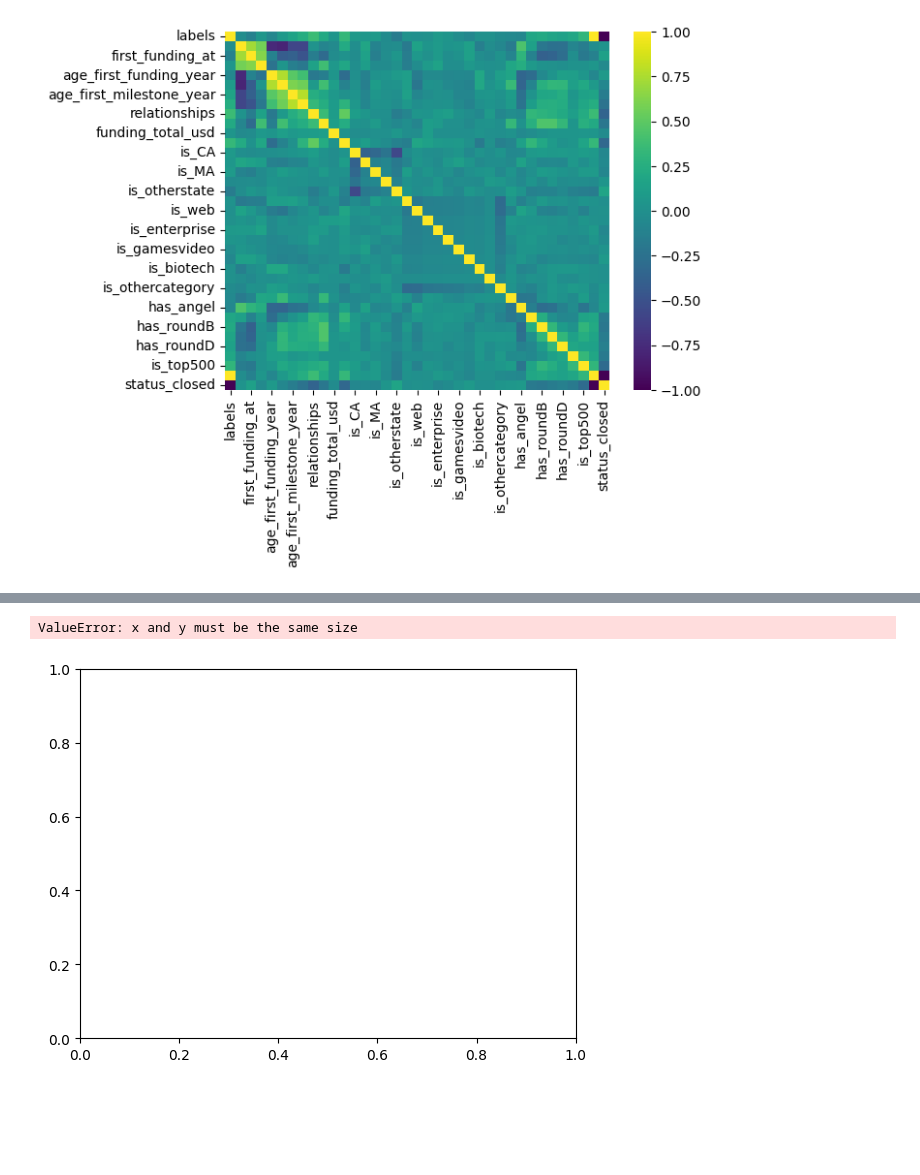
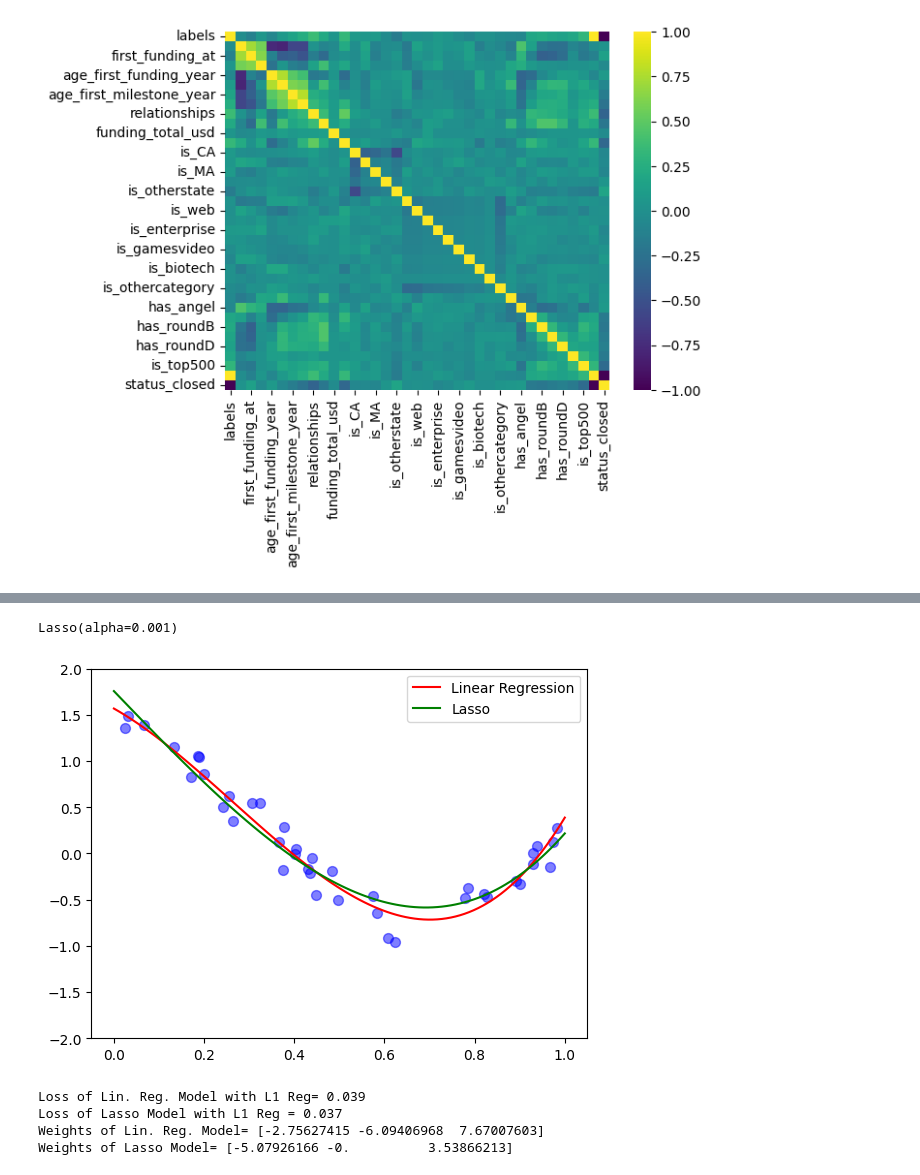
Before and after one commit to rileydrcelik/startup_predictor, a Jupyter notebook: hw.ipynb, the cells around one changed output, grey strips where cells are left out. Drawn from its saved outputs; the diff is of its cells as text; code cells hidden in the pictures; blank space fills up the shorter version.

Commit message:
basic ridge regression

```diff
--- a/hw.ipynb
+++ b/hw.ipynb
@@ -199,13 +202,46 @@ print(X_plot_full.shape)
+# %%
+n_samples = 40
+Lambda = .001
+X = np.random.rand(n_samples)
+y = np.cos(1.5 * np.pi * X) + .5 * np.random.rand(n_samples)
+X = X.reshape(-1, 1)
+# %%
+polymodel = PolynomialFeatures(degree = 3, include_bias = True)
+data = polymodel.fit_transform(X)
+model1 = LinearRegression()
+model2 = Lasso(alpha=Lambda)
+
+model1.fit(data, y)
+model2.fit(data, y)
+# %% [output]
+Lasso(alpha=0.001)
 # %%
+X_plot = np.linspace(0, 1, 100).reshape(-1, 1)
+X_plot_poly = polymodel.transform(X_plot)
+fig = plt.figure()
 
-X_plot_poly=polymodel.transform(X_plot_full)
-fig=plt.figure()
-plt.scatter(x,y, c='b', s=50, alpha=.5)
+plt.scatter(X,y, c='b', s=50, alpha=.5)
 plt.plot(X_plot,model1.predict(X_plot_poly),'-r', label='Linear Regression')
 plt.plot(X_plot,model2.predict(X_plot_poly),'-g', label='Lasso')
 plt.legend()
 plt.ylim(-2,2)
 fig.show()
 # %% [output]
-ValueError: x and y must be the same size
-[figure, old version]
+[figure, new version]
+# %%
+y_pred1 = model1.predict(polymodel.transform(X))
+y_pred2 = model2.predict(polymodel.transform(X))
+#now its actually doing the predictions
+
+loss1 = ((y_pred1-y)**2).mean() + Lambda*(np.abs(model1.coef_)).sum()
+loss2 = ((y_pred2-y)**2).mean() + Lambda*(np.abs(model2.coef_)).sum()
+
+loss1, loss2
+print(f'Loss of Lin. Reg. Model with L1 Reg= {loss1:.3f} \nLoss of Lasso Model with L1 Reg = {loss2:.3f}')
+print('Weights of Lin. Reg. Model=', model1.coef_[1:])
+print('Weights of Lasso Model=', model2.coef_[1:])
+# %% [output]
+Loss of Lin. Reg. Model with L1 Reg= 0.039
+Loss of Lasso Model with L1 Reg = 0.037
+Weights of Lin. Reg. Model= [-2.75627415 -6.09406968  7.67007603]
+Weights of Lasso Model= [-5.07926166 -0.          3.53866213]
```
Also changed, not shown: parts of 7 cells of this notebook.
